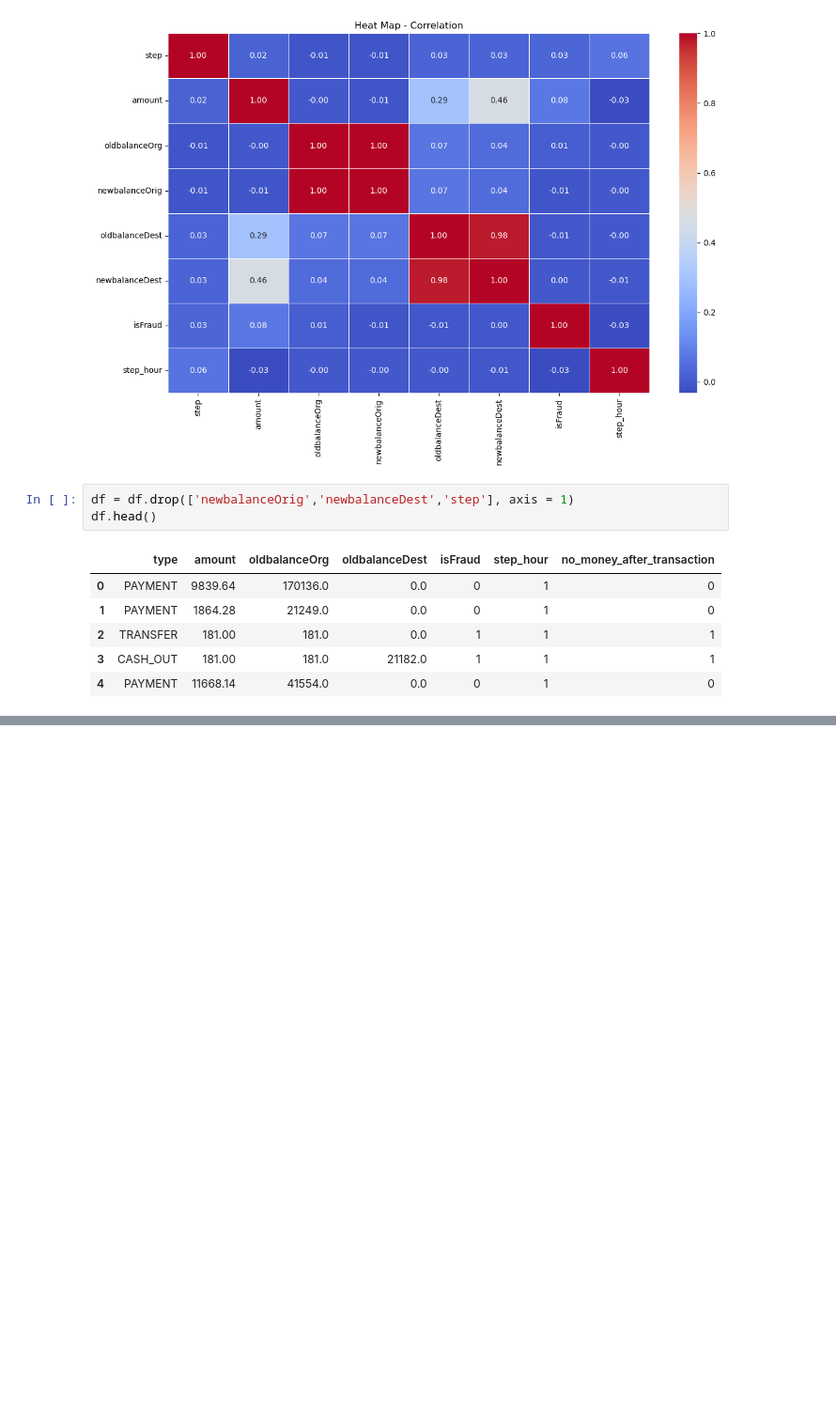
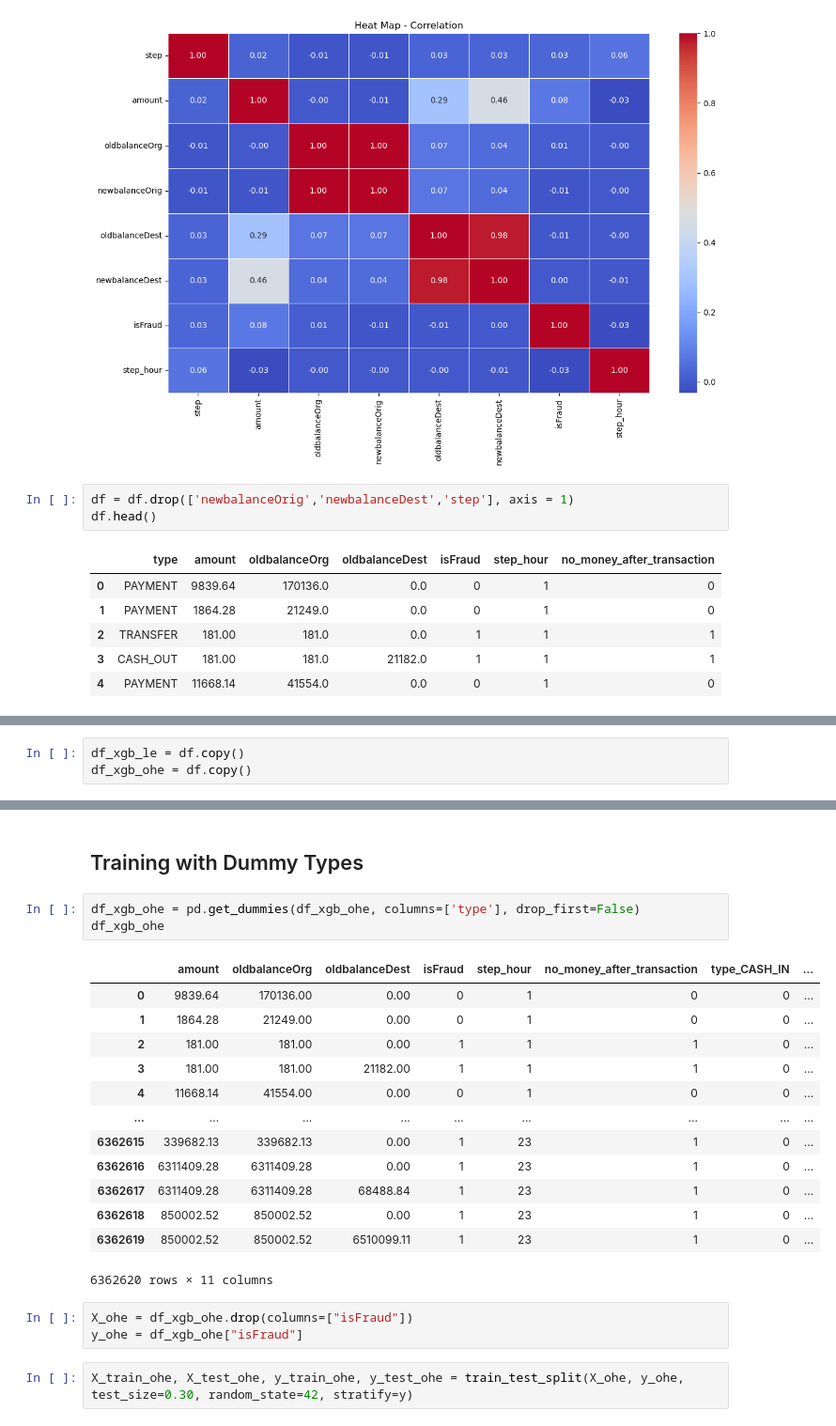
Before and after one commit to AndreNB1702/fraud-classifier, a Jupyter notebook: fraud-classifier.ipynb, the cells around one changed output, grey strips where cells are left out. Shown at 94% size. Cells and saved outputs as stored; diff of their text form; blank space fills up the shorter version.

```diff
--- a/fraud-classifier.ipynb
+++ b/fraud-classifier.ipynb
@@ -318,0 +358,3 @@ df.head()
+# %%
+df_xgb_le = df.copy()
+df_xgb_ohe = df.copy()
@@ -318,0 +392,24 @@ df.head()
+# %% [markdown]
+## Training with Dummy Types
+# %%
+df_xgb_ohe = pd.get_dummies(df_xgb_ohe, columns=['type'], drop_first=False)
+df_xgb_ohe
+# %% [output]
+|  | amount | oldbalanceOrg | oldbalanceDest | isFraud | step_hour | no_money_after_transaction | type_CASH_IN | ... |
+| 0 | 9839.64 | 170136.00 | 0.00 | 0 | 1 | 0 | 0 | ... |
+| 1 | 1864.28 | 21249.00 | 0.00 | 0 | 1 | 0 | 0 | ... |
+| 2 | 181.00 | 181.00 | 0.00 | 1 | 1 | 1 | 0 | ... |
+| 3 | 181.00 | 181.00 | 21182.00 | 1 | 1 | 1 | 0 | ... |
+| 4 | 11668.14 | 41554.00 | 0.00 | 0 | 1 | 0 | 0 | ... |
+| ... | ... | ... | ... | ... | ... | ... | ... | ... |
+| 6362615 | 339682.13 | 339682.13 | 0.00 | 1 | 23 | 1 | 0 | ... |
+| 6362616 | 6311409.28 | 6311409.28 | 0.00 | 1 | 23 | 1 | 0 | ... |
+| 6362617 | 6311409.28 | 6311409.28 | 68488.84 | 1 | 23 | 1 | 0 | ... |
+| 6362618 | 850002.52 | 850002.52 | 0.00 | 1 | 23 | 1 | 0 | ... |
+| 6362619 | 850002.52 | 850002.52 | 6510099.11 | 1 | 23 | 1 | 0 | ... |
+6362620 rows × 11 columns
+# %%
+X_ohe = df_xgb_ohe.drop(columns=["isFraud"])
+y_ohe = df_xgb_ohe["isFraud"]
+# %%
+X_train_ohe, X_test_ohe, y_train_ohe, y_test_ohe = train_test_split(X_ohe, y_ohe, test_size=0.30, random_state=42, stratify=y)
```
Also changed, not shown: parts of 17 cells of this notebook.
